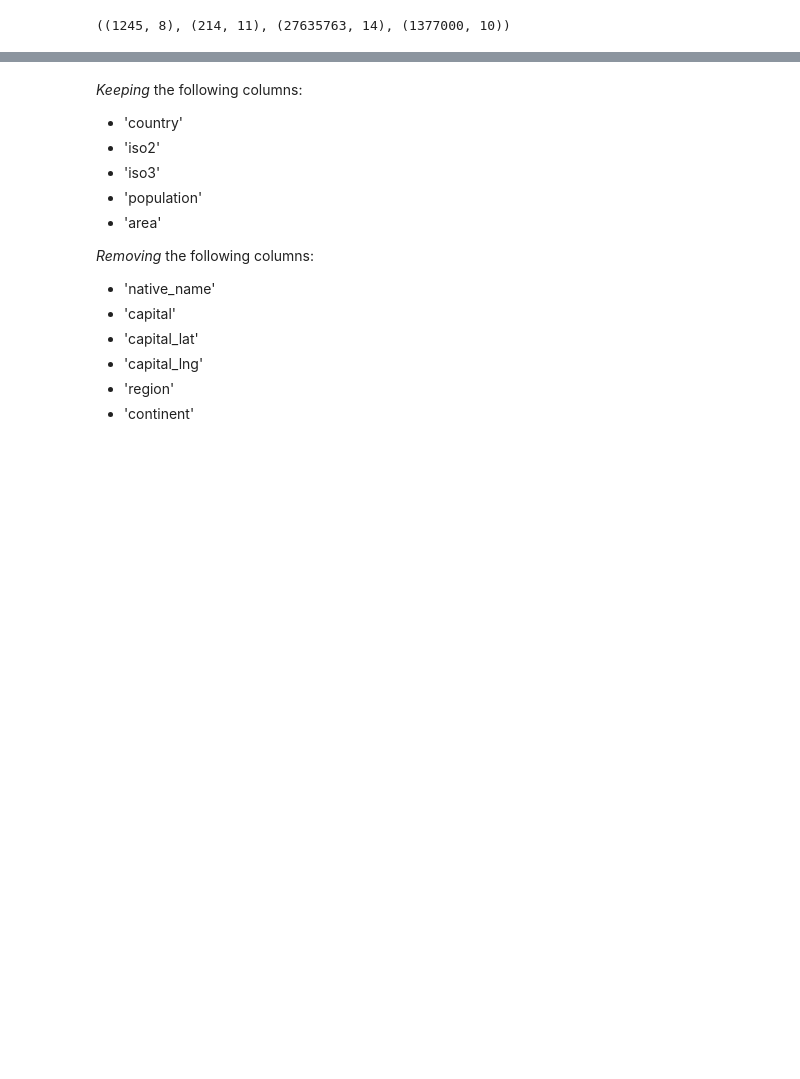
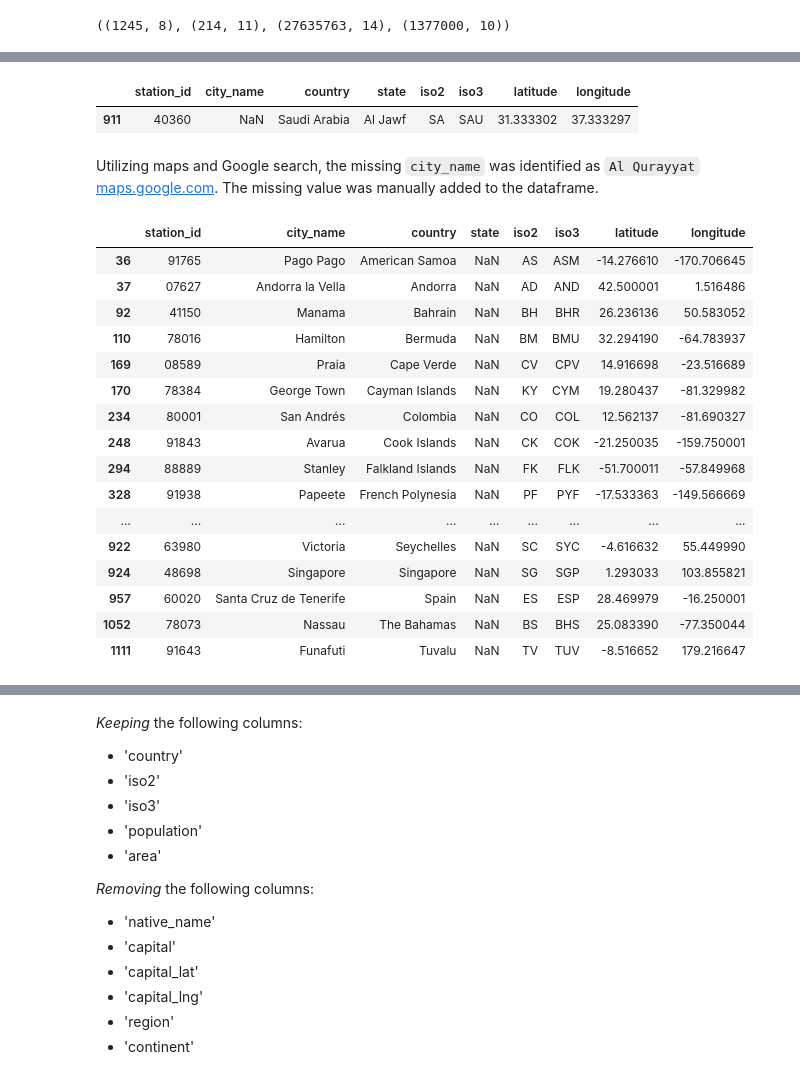
Before and after one commit to christinedbaxter/analyticsCapstone, a Jupyter notebook: notebooks/02_data_preprocessing.ipynb, the cells around one changed output, grey strips where cells are left out. Saved outputs shown, nothing was run; the diff lists cells and outputs as text; code cells hidden in the pictures; blank space fills up the shorter version.

Commit message:
restructured section 2.4, completed 2.4.1 data cleaning on city_data

```diff
--- a/notebooks/02_data_preprocessing.ipynb
+++ b/notebooks/02_data_preprocessing.ipynb
@@ -70,0 +124,32 @@ Keeping all columns for now.
+# %%
+# Review data where the `city_name` is missing
+city_data[city_data['city_name'].isnull()]
+# %% [output]
+|  | station_id | city_name | country | state | iso2 | iso3 | latitude | longitude |
+| 911 | 40360 | NaN | Saudi Arabia | Al Jawf | SA | SAU | 31.333302 | 37.333297 |
+# %% [markdown]
+Utilizing maps and Google search, the missing `city_name` was identified as `Al Qurayyat` [maps.google.com](https://www.google.com/maps/place/31%C2%B019'59.9%22N+37%C2%B019'59.9%22E/@31.3333066,37.3307221,17z/data=!4m4!3m3!8m2!3d31.333302!4d37.333297?entry=ttu). The missing value was manually added to the dataframe.
+# %%
+# Add the mising city name for index row 911
+city_data.loc[911, 'city_name'] = 'Al Qurayyat'
+# %%
+# Review data where the state is null/missing
+city_data[city_data['state'].isnull()]
+# %% [output]
+|  | station_id | city_name | country | state | iso2 | iso3 | latitude | longitude |
+| 36 | 91765 | Pago Pago | American Samoa | NaN | AS | ASM | -14.276610 | -170.706645 |
+| 37 | 07627 | Andorra la Vella | Andorra | NaN | AD | AND | 42.500001 | 1.516486 |
+| 92 | 41150 | Manama | Bahrain | NaN | BH | BHR | 26.236136 | 50.583052 |
+| 110 | 78016 | Hamilton | Bermuda | NaN | BM | BMU | 32.294190 | -64.783937 |
+| 169 | 08589 | Praia | Cape Verde | NaN | CV | CPV | 14.916698 | -23.516689 |
+| 170 | 78384 | George Town | Cayman Islands | NaN | KY | CYM | 19.280437 | -81.329982 |
+| 234 | 80001 | San Andrés | Colombia | NaN | CO | COL | 12.562137 | -81.690327 |
+| 248 | 91843 | Avarua | Cook Islands | NaN | CK | COK | -21.250035 | -159.750001 |
+| 294 | 88889 | Stanley | Falkland Islands | NaN | FK | FLK | -51.700011 | -57.849968 |
+| 328 | 91938 | Papeete | French Polynesia | NaN | PF | PYF | -17.533363 | -149.566669 |
+| ... | ... | ... | ... | ... | ... | ... | ... | ... |
+| 922 | 63980 | Victoria | Seychelles | NaN | SC | SYC | -4.616632 | 55.449990 |
+| 924 | 48698 | Singapore | Singapore | NaN | SG | SGP | 1.293033 | 103.855821 |
+| 957 | 60020 | Santa Cruz de Tenerife | Spain | NaN | ES | ESP | 28.469979 | -16.250001 |
+| 1052 | 78073 | Nassau | The Bahamas | NaN | BS | BHS | 25.083390 | -77.350044 |
+| 1111 | 91643 | Funafuti | Tuvalu | NaN | TV | TUV | -8.516652 | 179.216647 |
```
Also changed, not shown: parts of 245 cells of this notebook.
